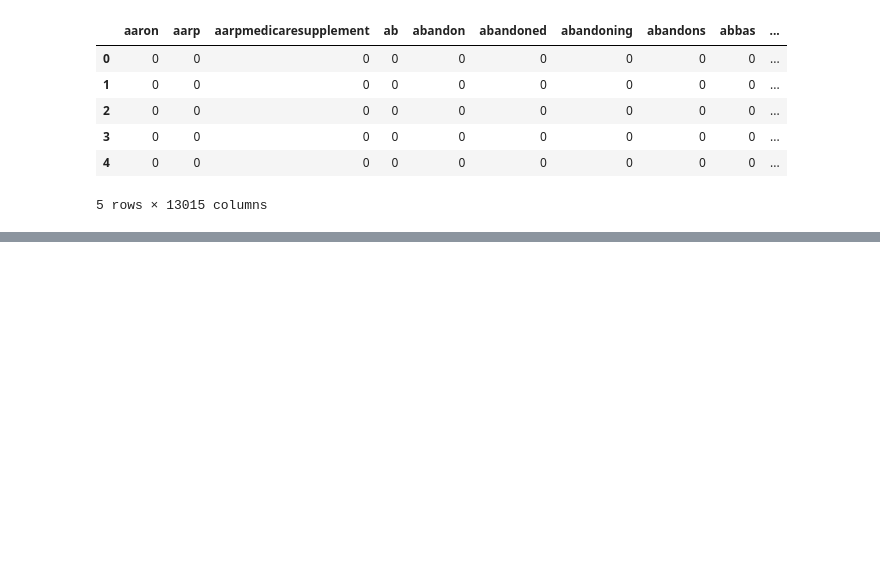
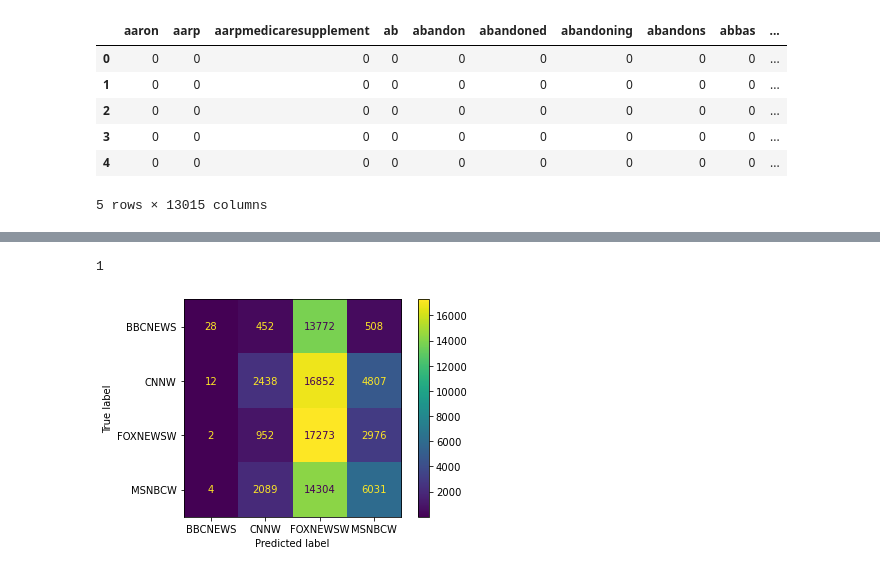
Before and after one commit to leckieje/chyrons_nlp, a Jupyter notebook: chyrons_book.ipynb, the cells around one changed output, grey strips where cells are left out. Drawn from its saved outputs; the diff is of its cells as text; code cells hidden in the pictures; blank space fills up the shorter version.

```diff
--- a/chyrons_book.ipynb
+++ b/chyrons_book.ipynb
@@ -693,0 +588,6 @@ FOXNEWSW:43070 --> 25.71%
+# %%
+doc_freq = .2
+
+chy_samps = load_samps(num_samples=250000)
+count_features, chyron_counts = clean_counts(chy_samps, min_df=doc_freq)
+tfidf_features, chyron_tfidf = clean_tfidf(chy_samps, min_df=doc_freq)
@@ -693,0 +728,17 @@ FOXNEWSW:43070 --> 25.71%
+# %%
+ def eval_random_forest(X, y, folds=10, n_estimators=100, max_depth=5, max_leaf=None, max_features=None):
+    kf = KFold(n_splits=folds, shuffle=True)
+    accuracy = []
+
+    for train, test in kf.split(X):
+        forest = RandomForestClassifier(n_estimators=n_estimators,
+                                        max_depth=max_depth, n_jobs=-1,
+                                        max_leaf_nodes=max_leaf, max_features=max_features)
+        forest.fit(X.iloc[train], y.iloc[train])
+        accuracy.append(forest.score(X.iloc[test], y.iloc[test]))
+
+    return np.mean(accuracy), forest
+# %%
+score, model = eval_random_forest(X_train, y_train, folds=10,
+                                  n_estimators=10, max_depth=10, max_leaf=None)
+print(score)
@@ -693,0 +759,10 @@ FOXNEWSW:43070 --> 25.71%
+# %%
+model.n_features_
+# %% [output]
+1
+# %%
+# 0.31224242424242427 =  folds=10, n_estimators=100, max_depth=5, max_leaf=None
+plot_confusion_matrix(model, X_train, y_train)
+plt.show()
+# %% [output]
+[figure, added]
```
Also changed, not shown: parts of 50 cells of this notebook.
